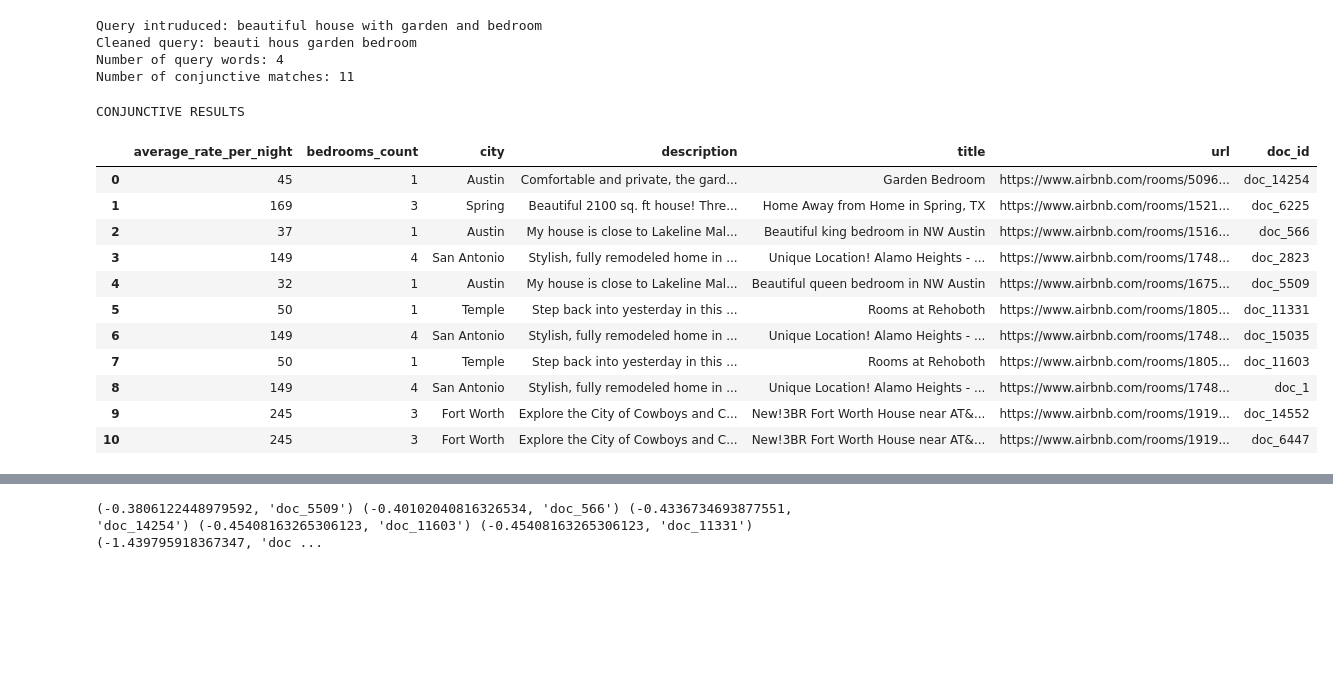
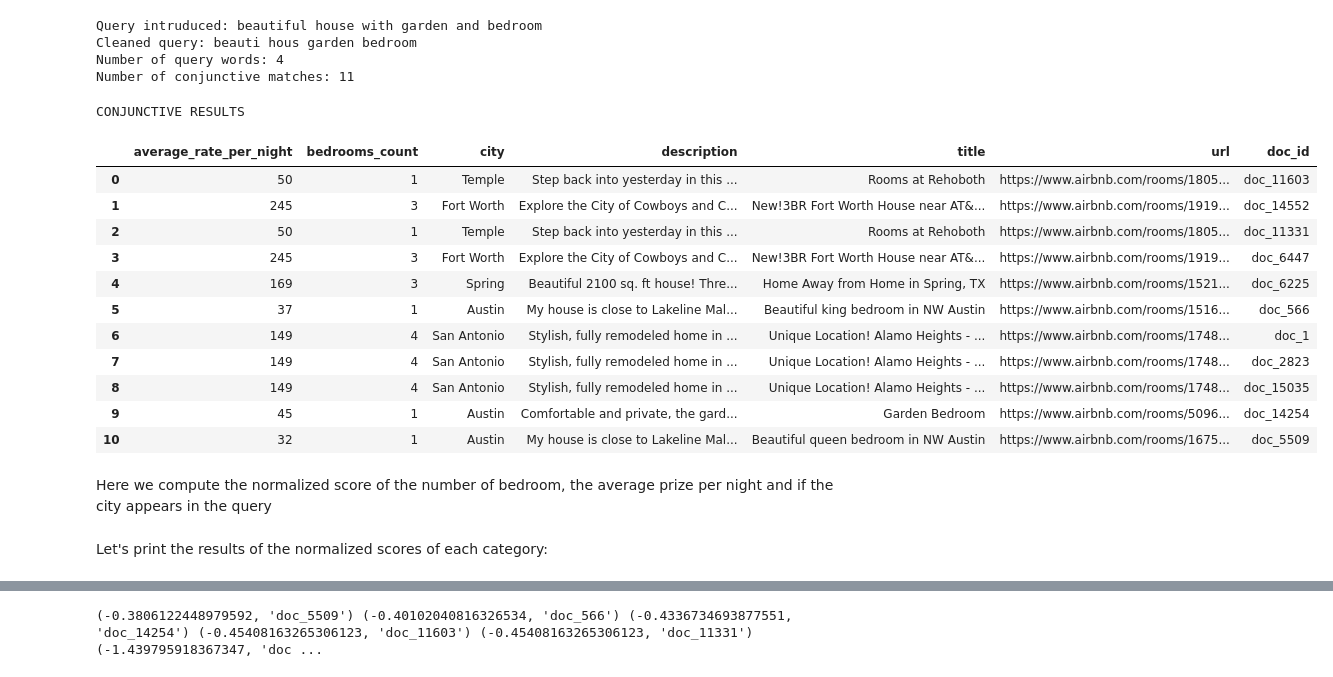
Before and after one commit to sanxlop/ADM-HW3-28, a Jupyter notebook: Homework_3.ipynb, the cells around one changed output, grey strips where cells are left out. Drawn from its saved outputs; the diff is of its cells as text; code cells hidden in the pictures; blank space fills up the shorter version.

Commit message:
Step 4 Completed

```diff
--- a/Homework_3.ipynb
+++ b/Homework_3.ipynb
@@ -324,44 +324,3 @@ Query intruduced: beautiful house with garden and bedroom
 Cleaned query: beauti hous garden bedroom
 Number of query words: 4
 Number of conjunctive matches: 11
-# %%
-dfs_new = []
-columns = ['average_rate_per_night', 'bedrooms_count', 'city', 'description', 'title', 'url']
-# Loop through all the sorted results and add similarity and conjunctive_match info to a df
-for doc_id in conjunctiveDocId:
-    if len(conjunctiveDocId) != 0:
-        doc_test = pd.read_csv('documents/'+doc_id+'.tsv', sep='\t', encoding='utf-8', usecols=columns)
-        doc_test["doc_id"] = doc_id
-        doc_test["average_rate_per_night"] = int(library.cleanString(doc_test.iloc[0]["average_rate_per_night"]))
-        if doc_test.iloc[0]["bedrooms_count"] == "Studio":
-            doc_test["bedrooms_count"] = 1
-        dfs_new.append(doc_test)
-
-# Print if they are conjunctive results or not
-if(len(conjunctiveDocId) != 0):
-    print(BOLD + "CONJUNCTIVE RESULTS" + END)
-elif(len(conjunctiveDocId) != 0):
-    print(BOLD + "NOT CONJUNCTIVE RESULTS" + END)
-
-# Concat all dataframes into one to show the results
-if(len(dfs_new) != 0):
-    # Concatenate all data into one DataFrame
-    df = pd.concat(dfs_new, ignore_index=True)
-    # Display dataframe result of the query
-    display(df)
-else:
-    print("NO RESULTS")
-# %% [output]
-CONJUNCTIVE RESULTS
-|  | average_rate_per_night | bedrooms_count | city | description | title | url | doc_id |
-| 0 | 45 | 1 | Austin | Comfortable and private, the gard... | Garden Bedroom | https://www.airbnb.com/rooms/5096... | doc_14254 |
-| 1 | 169 | 3 | Spring | Beautiful 2100 sq. ft house! Thre... | Home Away from Home in Spring, TX | https://www.airbnb.com/rooms/1521... | doc_6225 |
-| 2 | 37 | 1 | Austin | My house is close to Lakeline Mal... | Beautiful king bedroom in NW Austin | https://www.airbnb.com/rooms/1516... | doc_566 |
-| 3 | 149 | 4 | San Antonio | Stylish, fully remodeled home in ... | Unique Location! Alamo Heights - ... | https://www.airbnb.com/rooms/1748... | doc_2823 |
-| 4 | 32 | 1 | Austin | My house is close to Lakeline Mal... | Beautiful queen bedroom in NW Austin | https://www.airbnb.com/rooms/1675... | doc_5509 |
-| 5 | 50 | 1 | Temple | Step back into yesterday in this ... | Rooms at Rehoboth | https://www.airbnb.com/rooms/1805... | doc_11331 |
-| 6 | 149 | 4 | San Antonio | Stylish, fully remodeled home in ... | Unique Location! Alamo Heights - ... | https://www.airbnb.com/rooms/1748... | doc_15035 |
-| 7 | 50 | 1 | Temple | Step back into yesterday in this ... | Rooms at Rehoboth | https://www.airbnb.com/rooms/1805... | doc_11603 |
-| 8 | 149 | 4 | San Antonio | Stylish, fully remodeled home in ... | Unique Location! Alamo Heights - ... | https://www.airbnb.com/rooms/1748... | doc_1 |
-| 9 | 245 | 3 | Fort Worth | Explore the City of Cowboys and C... | New!3BR Fort Worth House near AT&... | https://www.airbnb.com/rooms/1919... | doc_14552 |
-| 10 | 245 | 3 | Fort Worth | Explore the City of Cowboys and C... | New!3BR Fort Worth House near AT&... | https://www.airbnb.com/rooms/1919... | doc_6447 |
@@ -397 +327,19 @@ def listOfComputeScores(conjunctive_docid, *args):
+# %%
+df = library.returnAndShowDatasetConjunctiveResults(conjunctiveDocId)
+# %% [output]
+CONJUNCTIVE RESULTS
+|  | average_rate_per_night | bedrooms_count | city | description | title | url | doc_id |
+| 0 | 50 | 1 | Temple | Step back into yesterday in this ... | Rooms at Rehoboth | https://www.airbnb.com/rooms/1805... | doc_11603 |
+| 1 | 245 | 3 | Fort Worth | Explore the City of Cowboys and C... | New!3BR Fort Worth House near AT&... | https://www.airbnb.com/rooms/1919... | doc_14552 |
+| 2 | 50 | 1 | Temple | Step back into yesterday in this ... | Rooms at Rehoboth | https://www.airbnb.com/rooms/1805... | doc_11331 |
+| 3 | 245 | 3 | Fort Worth | Explore the City of Cowboys and C... | New!3BR Fort Worth House near AT&... | https://www.airbnb.com/rooms/1919... | doc_6447 |
+| 4 | 169 | 3 | Spring | Beautiful 2100 sq. ft house! Thre... | Home Away from Home in Spring, TX | https://www.airbnb.com/rooms/1521... | doc_6225 |
+| 5 | 37 | 1 | Austin | My house is close to Lakeline Mal... | Beautiful king bedroom in NW Austin | https://www.airbnb.com/rooms/1516... | doc_566 |
+| 6 | 149 | 4 | San Antonio | Stylish, fully remodeled home in ... | Unique Location! Alamo Heights - ... | https://www.airbnb.com/rooms/1748... | doc_1 |
+| 7 | 149 | 4 | San Antonio | Stylish, fully remodeled home in ... | Unique Location! Alamo Heights - ... | https://www.airbnb.com/rooms/1748... | doc_2823 |
+| 8 | 149 | 4 | San Antonio | Stylish, fully remodeled home in ... | Unique Location! Alamo Heights - ... | https://www.airbnb.com/rooms/1748... | doc_15035 |
+| 9 | 45 | 1 | Austin | Comfortable and private, the gard... | Garden Bedroom | https://www.airbnb.com/rooms/5096... | doc_14254 |
+| 10 | 32 | 1 | Austin | My house is close to Lakeline Mal... | Beautiful queen bedroom in NW Austin | https://www.airbnb.com/rooms/1675... | doc_5509 |
+# %% [markdown]
+Here we compute the normalized score of the number of bedroom, the average prize per night and if the city appears in the query
 # %%
@@ -401,3 +349,5 @@ normalizedCityQuery = dicMatchCityQuery(conjunctiveDocId, queryNew, df)
+# %% [markdown]
+Let's print the results of the normalized scores of each category:
 # %%
 print(BOLD + "Nomalized values of bedrooms" + END, *normalizedBedrooms.items())
 print(BOLD + "Nomalized values of prices" + END, *normalizedPrices.items())
```
Also changed, not shown: parts of 16 cells of this notebook, 1 other file.
